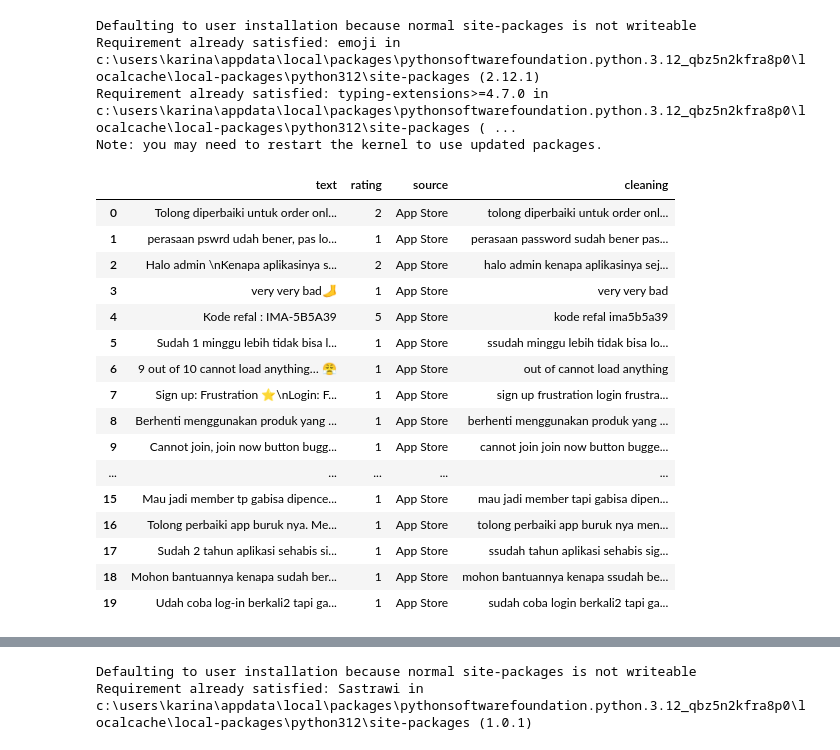
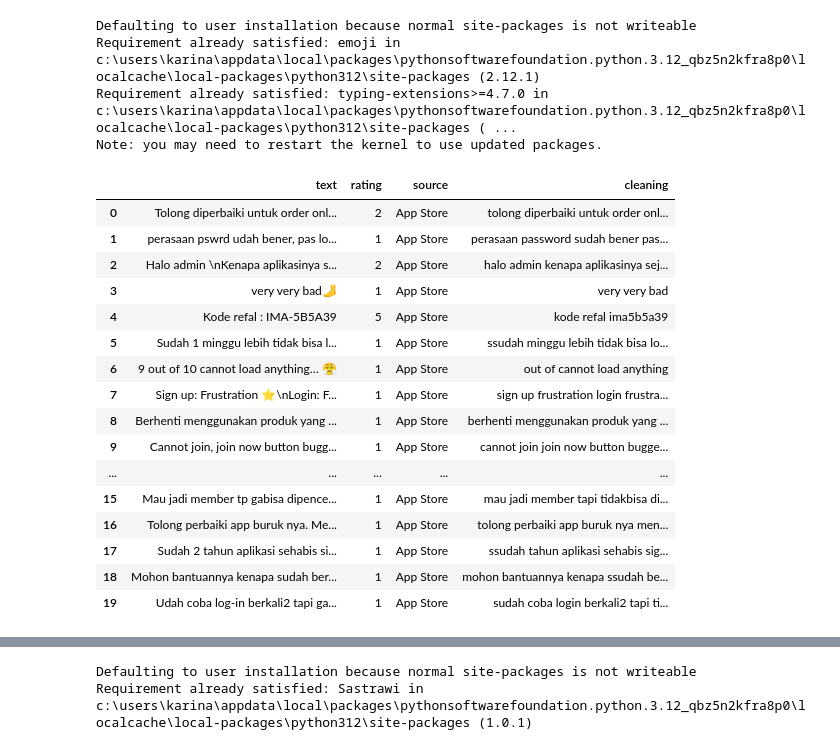
Before and after one commit to alamcahyo/Private_prjct_Alam_coffee, a Jupyter notebook: Skripsi Full/Skripsi_Full.ipynb, the cells around one changed output, grey strips where cells are left out. Drawn from its saved outputs; the diff is of its cells as text; code cells hidden in the pictures.

```diff
--- a/Skripsi Full/Skripsi_Full.ipynb
+++ b/Skripsi Full/Skripsi_Full.ipynb
@@ -106,14 +106,14 @@ def cleaning(text):
     text=re.sub("udah",'sudah',text)
     text=re.sub("tp",'tapi',text)
     text=re.sub("Whyyy",'why',text)
-    text=re.sub("wouldn't",'would not',text)
+    text=re.sub("ga",'tidak',text)
     text=re.sub("haven't",'have not',text)
     text=re.sub("That's",'That is',text)
     text=re.sub("you've",'you have',text)
     text=re.sub("He's",'He is',text)
     text=re.sub("what's",'what is',text)
     text=re.sub("weren't",'were not',text)
-    text=re.sub("we're",'we are',text)
+    text=re.sub("cant",'can not',text)
     text=re.sub("hasn't",'has not',text)
     text=re.sub("you'd",'you would',text)
     text=re.sub("shouldn't",'should not',text)
@@ -124,38 +124,38 @@ def cleaning(text):
     text=re.sub("we've",'we have',text)
     text=re.sub("it's",'it is',text)
     text=re.sub("don't",'do not',text)
     text=re.sub("that´s",'that is',text)
     text=re.sub("I´m",'I am',text)
     text=re.sub("it’s",'it is',text)
     text=re.sub("she´s",'she is',text)
     text=re.sub("he’s'",'he is',text)
     text=re.sub('I’m','I am',text)
     text=re.sub('I’d','I did',text)
     text=re.sub("he’s'",'he is',text)
     text=re.sub('there’s','there is',text)
 
 
     return text
 df['cleaning'] = df['text'].apply(cleaning)
 df.head(20)
 # %% [output]
 |  | text | rating | source | cleaning |
 | 0 | Tolong diperbaiki untuk order onl... | 2 | App Store | tolong diperbaiki untuk order onl... |
 | 1 | perasaan pswrd udah bener, pas lo... | 1 | App Store | perasaan password sudah bener pas... |
 | 2 | Halo admin \nKenapa aplikasinya s... | 2 | App Store | halo admin kenapa aplikasinya sej... |
 | 3 | very very bad🦶 | 1 | App Store | very very bad |
 | 4 | Kode refal : IMA-5B5A39 | 5 | App Store | kode refal ima5b5a39 |
 | 5 | Sudah 1 minggu lebih tidak bisa l... | 1 | App Store | ssudah minggu lebih tidak bisa lo... |
 | 6 | 9 out of 10 cannot load anything… 😤 | 1 | App Store | out of cannot load anything |
 | 7 | Sign up: Frustration ⭐️\nLogin: F... | 1 | App Store | sign up frustration login frustra... |
 | 8 | Berhenti menggunakan produk yang ... | 1 | App Store | berhenti menggunakan produk yang ... |
 | 9 | Cannot join, join now button bugg... | 1 | App Store | cannot join join now button bugge... |
 | ... | ... | ... | ... | ... |
-| 15 | Mau jadi member tp gabisa dipence... | 1 | App Store | mau jadi member tapi gabisa dipen... |
+| 15 | Mau jadi member tp gabisa dipence... | 1 | App Store | mau jadi member tapi tidakbisa di... |
 | 16 | Tolong perbaiki app buruk nya. Me... | 1 | App Store | tolong perbaiki app buruk nya men... |
 | 17 | Sudah 2 tahun aplikasi sehabis si... | 1 | App Store | ssudah tahun aplikasi sehabis sig... |
 | 18 | Mohon bantuannya kenapa sudah ber... | 1 | App Store | mohon bantuannya kenapa ssudah be... |
-| 19 | Udah coba log-in berkali2 tapi ga... | 1 | App Store | sudah coba login berkali2 tapi ga... |
+| 19 | Udah coba log-in berkali2 tapi ga... | 1 | App Store | sudah coba login berkali2 tapi ti... |
 # %%
 # STOPWORDS
 import nltk
```
Also changed, not shown: parts of 5 cells of this notebook, 4 other files.
